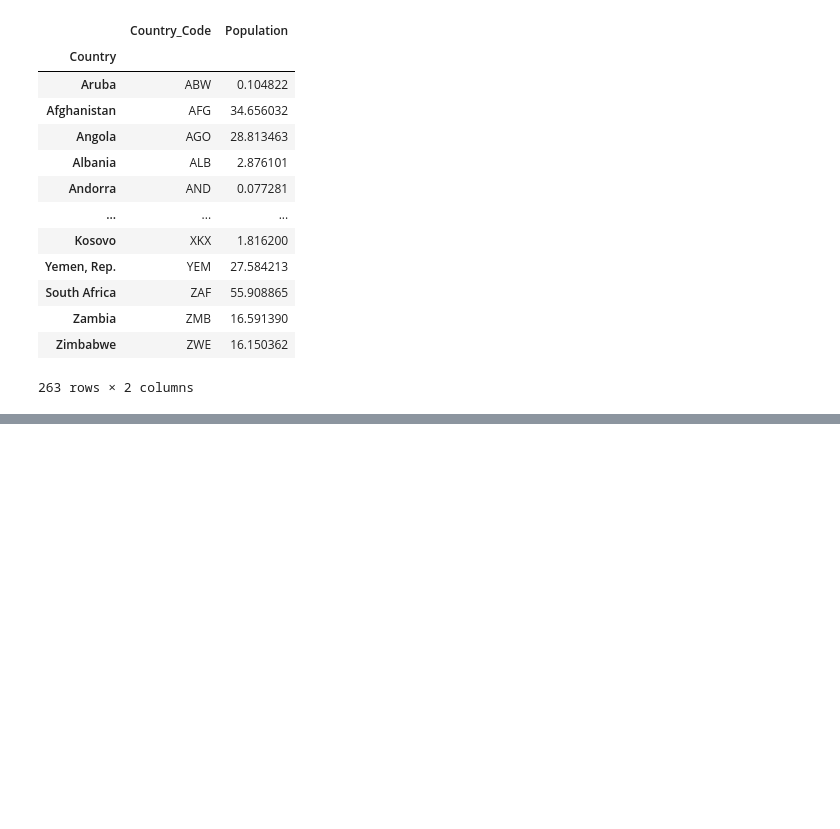
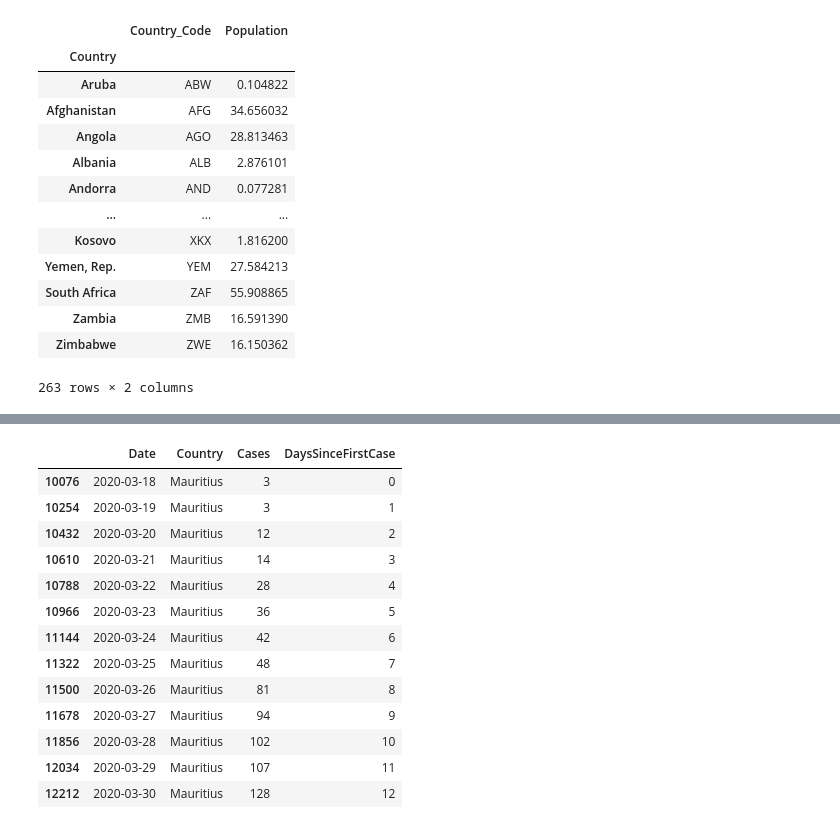
Before and after one commit to pvanheus/r_python_covid19, a Jupyter notebook: covid19_cases.ipynb, the cells around one changed output, grey strips where cells are left out. Saved outputs shown, nothing was run; the diff lists cells and outputs as text; code cells hidden in the pictures; blank space fills up the shorter version.

```diff
--- a/covid19_cases.ipynb
+++ b/covid19_cases.ipynb
@@ -277,0 +445,17 @@ sorted(scaled_positive_cases.Country.unique())
+# %%
+positive_cases[positive_cases.Country == 'Mauritius']
+# %% [output]
+|  | Date | Country | Cases | DaysSinceFirstCase |
+| 10076 | 2020-03-18 | Mauritius | 3 | 0 |
+| 10254 | 2020-03-19 | Mauritius | 3 | 1 |
+| 10432 | 2020-03-20 | Mauritius | 12 | 2 |
+| 10610 | 2020-03-21 | Mauritius | 14 | 3 |
+| 10788 | 2020-03-22 | Mauritius | 28 | 4 |
+| 10966 | 2020-03-23 | Mauritius | 36 | 5 |
+| 11144 | 2020-03-24 | Mauritius | 42 | 6 |
+| 11322 | 2020-03-25 | Mauritius | 48 | 7 |
+| 11500 | 2020-03-26 | Mauritius | 81 | 8 |
+| 11678 | 2020-03-27 | Mauritius | 94 | 9 |
+| 11856 | 2020-03-28 | Mauritius | 102 | 10 |
+| 12034 | 2020-03-29 | Mauritius | 107 | 11 |
+| 12212 | 2020-03-30 | Mauritius | 128 | 12 |
```
Also changed, not shown: parts of 27 cells of this notebook, 2 other files.
